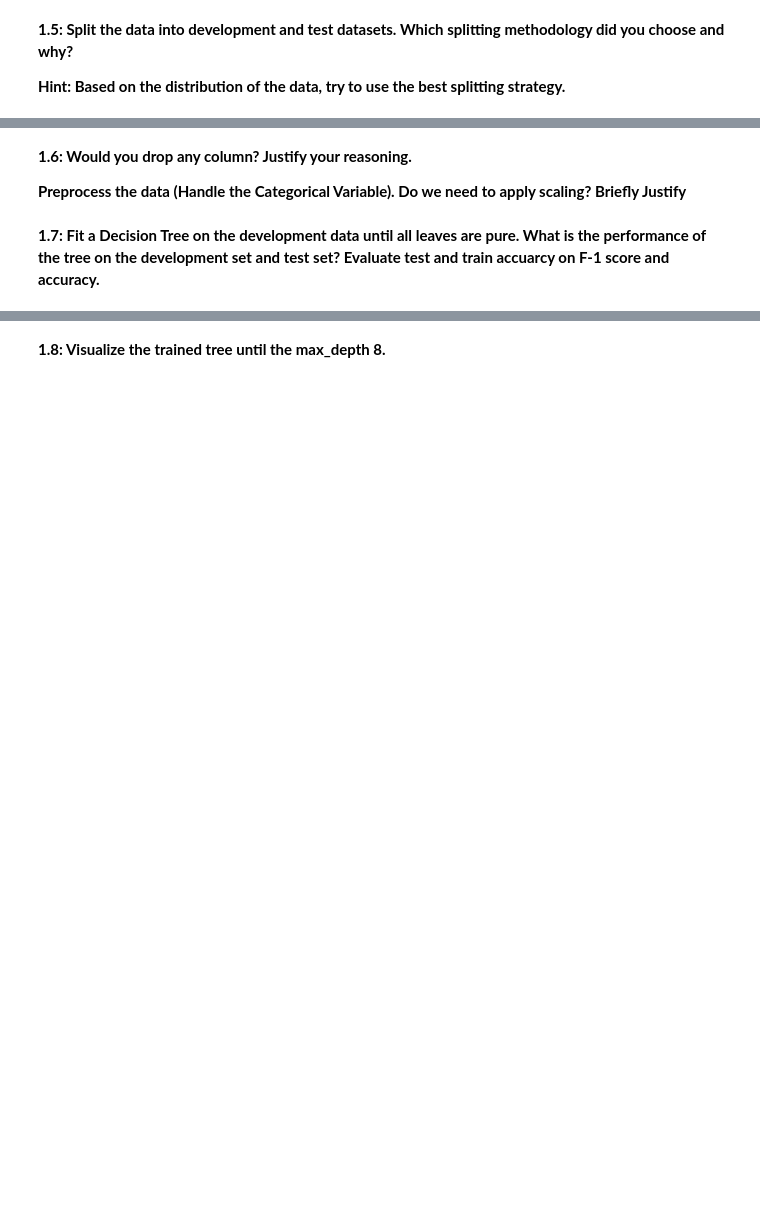
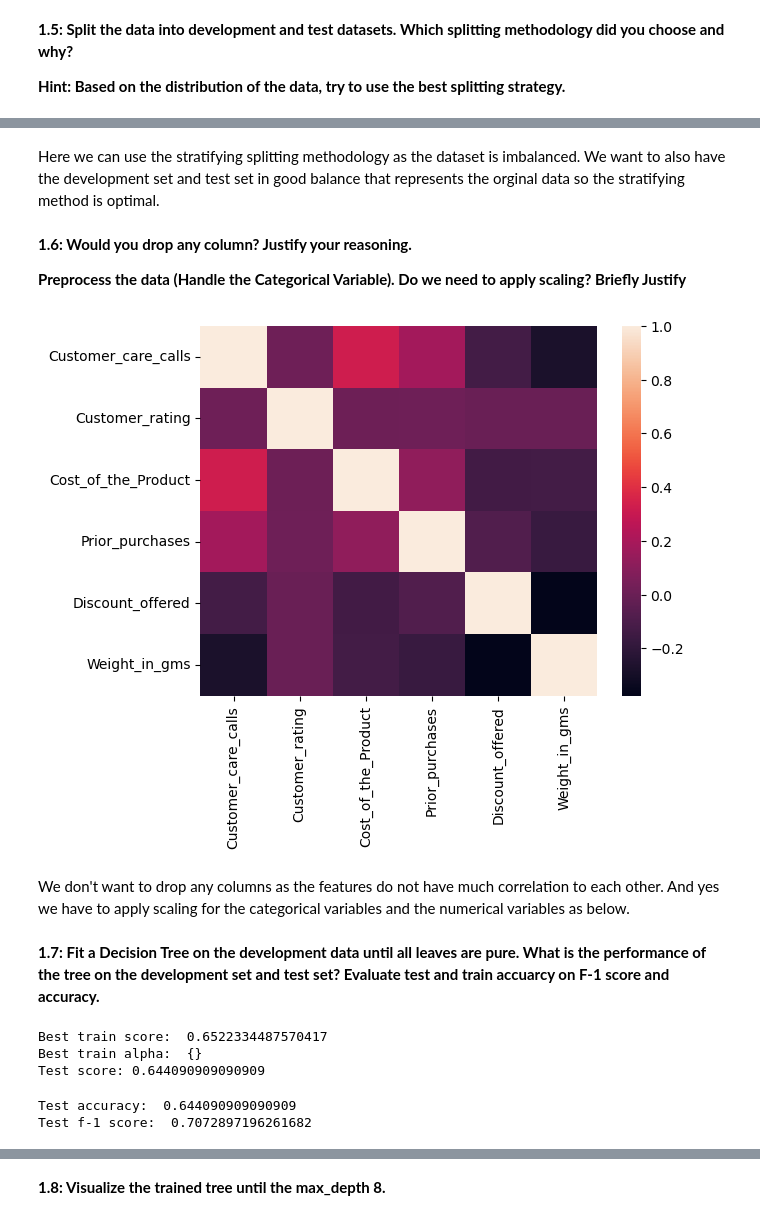
Before and after one commit to JasonHJJin/applied_ml, a Jupyter notebook: hw2/AML_HW2_Spring23_Questions.ipynb, the cells around one changed output, grey strips where cells are left out. Drawn from its saved outputs; the diff is of its cells as text; code cells hidden in the pictures; blank space fills up the shorter version.

```diff
--- a/hw2/AML_HW2_Spring23_Questions.ipynb
+++ b/hw2/AML_HW2_Spring23_Questions.ipynb
@@ -57,0 +149,4 @@ import time
+# %%
+num_features = ['Customer_care_calls', 'Customer_rating', 'Cost_of_the_Product', 'Prior_purchases', 'Discount_offered', 'Weight_in_gms']
+ohe_features = ['Warehouse_block', 'Mode_of_Shipment', 'Gender']
+te_features = ['Product_importance']
@@ -58,3 +160,5 @@ import time
+# %% [markdown]
+Here we can use the stratifying splitting methodology as the dataset is imbalanced. We want to also have the development set and test set in good balance that represents the orginal data so the stratifying method is optimal.
 # %% [markdown]
 **1.6: Would you drop any column? Justify your reasoning.**
 
@@ -63,0 +166,9 @@ import time
+# %%
+corr_matrix = df[num_features+ohe_features+te_features].corr()
+plt.figure()
+sns.heatmap(corr_matrix)
+plt.show()
+# %% [output]
+[figure, added]
+# %% [markdown]
+We don't want to drop any columns as the features do not have much correlation to each other. And yes we have to apply scaling for the categorical variables and the numerical variables as below.
@@ -67,0 +187,28 @@ import time
+# %%
+## YOUR CODE HERE
+from sklearn.pipeline import make_pipeline
+from sklearn.model_selection import GridSearchCV
+from sklearn.tree import DecisionTreeClassifier, plot_tree
+dtc = DecisionTreeClassifier(random_state=0)
+pipe = make_pipeline(preprocess, GridSearchCV(dtc,
+                                             param_grid={},
+                                             return_train_score=True))
+
+pipe.fit(X_dev, y_dev)
+grid_search_results = pipe.named_steps['gridsearchcv']
+print(f"Best train score: ", grid_search_results.best_score_)
+print(f"Best train alpha: ", grid_search_results.best_params_)
+print(f"Test score:", pipe.score(X_test, y_test))
+# %% [output]
+Best train score:  0.6522334487570417
+Best train alpha:  {}
+Test score: 0.644090909090909
+# %%
+from sklearn.metrics import accuracy_score, f1_score
+
+y_pred = pipe.predict(X_test)
+print(f"Test accuracy: ", accuracy_score(y_test, y_pred))
+print(f"Test f-1 score: ", f1_score(y_test, y_pred))
+# %% [output]
+Test accuracy:  0.644090909090909
+Test f-1 score:  0.7072897196261682
```
Also changed, not shown: parts of 63 cells of this notebook, 3 other files.
